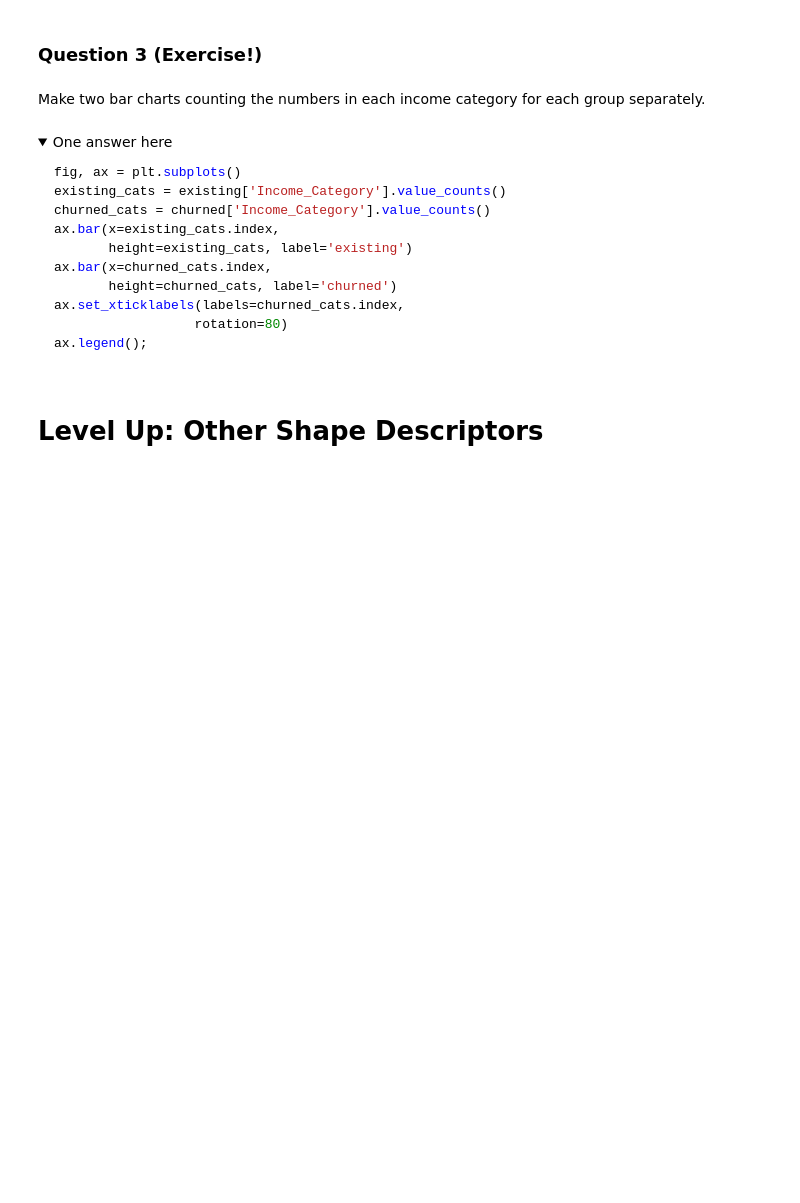
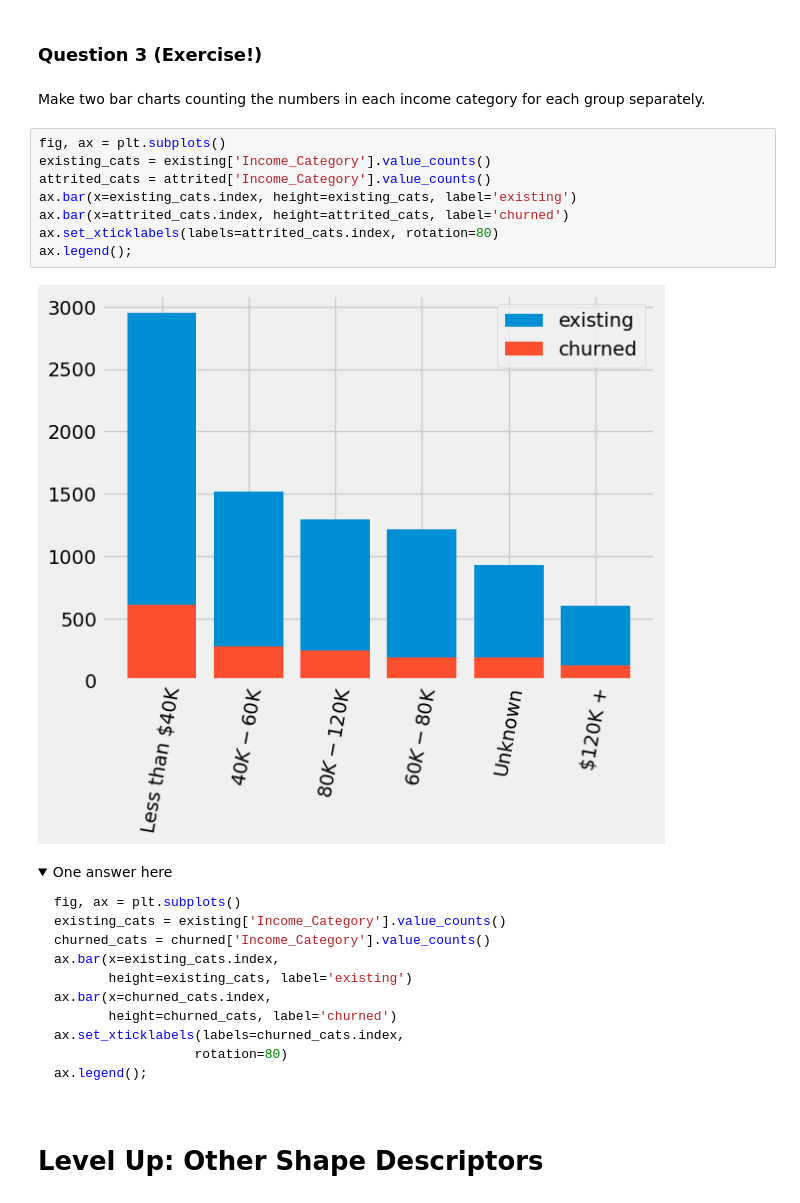
Before and after one commit to ToluAkinlabi/dsc-Deloitte-072423, a Jupyter notebook: intensive/descriptive_analysis/descriptive_stats.ipynb, the cells around one changed output. Saved outputs shown, nothing was run; the diff lists cells and outputs as text; folded sections open; blank space fills up the shorter version.

```diff
--- a/intensive/descriptive_analysis/descriptive_stats.ipynb
+++ b/intensive/descriptive_analysis/descriptive_stats.ipynb
@@ -469,6 +476,16 @@ ax.legend();
 ### Question 3 (Exercise!)
 # %% [markdown]
 Make two bar charts counting the numbers in each income category for each group separately.
+# %%
+fig, ax = plt.subplots()
+existing_cats = existing['Income_Category'].value_counts()
+attrited_cats = attrited['Income_Category'].value_counts()
+ax.bar(x=existing_cats.index, height=existing_cats, label='existing')
+ax.bar(x=attrited_cats.index, height=attrited_cats, label='churned')
+ax.set_xticklabels(labels=attrited_cats.index, rotation=80)
+ax.legend();
+# %% [output]
+[figure, added]
 # %% [markdown]
 <details>
     <summary>One answer here</summary>
```
Also changed, not shown: parts of 7 cells of this notebook, 1 other file.
